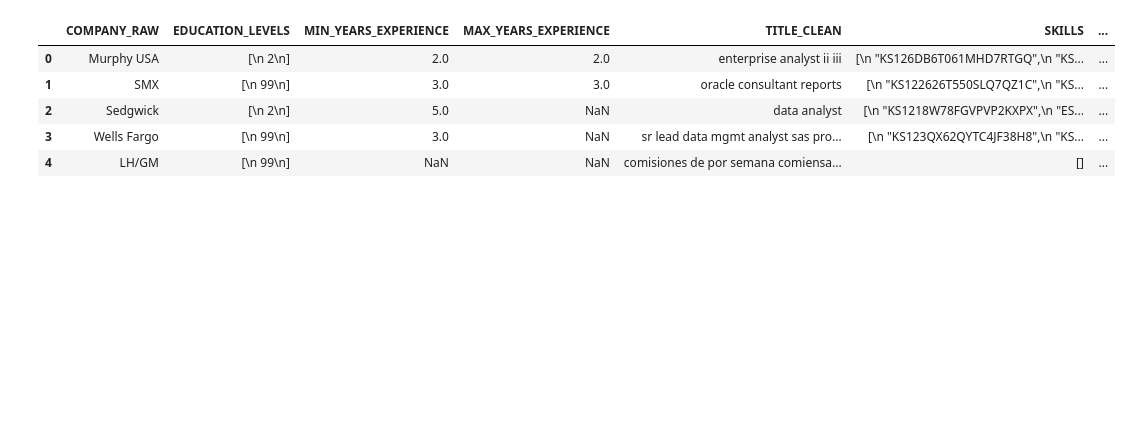
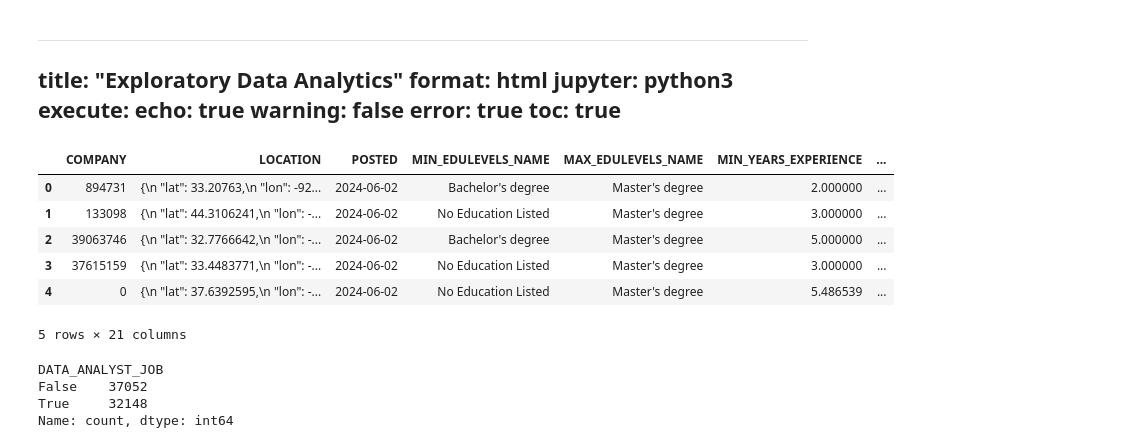
Before and after one commit to pranjul11garg/US.-Data-Science-Analytics-Job-Market-Trends, a Jupyter notebook: eda.ipynb, the cells around one changed output. Drawn from its saved outputs; the diff is of its cells as text; code cells hidden in the pictures; blank space fills up the shorter version.

```diff
--- a/eda.ipynb
+++ b/eda.ipynb
@@ -1,12 +1,42 @@
+# %% [markdown]
+---
+title: "Exploratory Data Analytics"
+format: html
+jupyter: python3
+execute:
+  echo: true
+  warning: false
+  error: true
+toc: true
+---
 # %%
 import pandas as pd
 
-eda_data = pd.read_csv('data/eda_data.csv')
-eda_data.head()
+eda = pd.read_csv('data/eda_data.csv')
+eda.head()
 # %% [output]
-|  | COMPANY_RAW | EDUCATION_LEVELS | MIN_YEARS_EXPERIENCE | MAX_YEARS_EXPERIENCE | TITLE_CLEAN | SKILLS | ... |
-| 0 | Murphy USA | [\n 2\n] | 2.0 | 2.0 | enterprise analyst ii iii | [\n "KS126DB6T061MHD7RTGQ",\n "KS... | ... |
-| 1 | SMX | [\n 99\n] | 3.0 | 3.0 | oracle consultant reports | [\n "KS122626T550SLQ7QZ1C",\n "KS... | ... |
-| 2 | Sedgwick | [\n 2\n] | 5.0 | NaN | data analyst | [\n "KS1218W78FGVPVP2KXPX",\n "ES... | ... |
-| 3 | Wells Fargo | [\n 99\n] | 3.0 | NaN | sr lead data mgmt analyst sas pro... | [\n "KS123QX62QYTC4JF38H8",\n "KS... | ... |
-| 4 | LH/GM | [\n 99\n] | NaN | NaN | comisiones de por semana comiensa... | [] | ... |
+|  | COMPANY | LOCATION | POSTED | MIN_EDULEVELS_NAME | MAX_EDULEVELS_NAME | MIN_YEARS_EXPERIENCE | ... |
+| 0 | 894731 | {\n "lat": 33.20763,\n "lon": -92... | 2024-06-02 | Bachelor's degree | Master's degree | 2.000000 | ... |
+| 1 | 133098 | {\n "lat": 44.3106241,\n "lon": -... | 2024-06-02 | No Education Listed | Master's degree | 3.000000 | ... |
+| 2 | 39063746 | {\n "lat": 32.7766642,\n "lon": -... | 2024-06-02 | Bachelor's degree | Master's degree | 5.000000 | ... |
+| 3 | 37615159 | {\n "lat": 33.4483771,\n "lon": -... | 2024-06-02 | No Education Listed | Master's degree | 3.000000 | ... |
+| 4 | 0 | {\n "lat": 37.6392595,\n "lon": -... | 2024-06-02 | No Education Listed | Master's degree | 5.486539 | ... |
+5 rows × 21 columns
+# %%
+# identifying data analyst jobs by keyword searching
+keywords = ['Data Analyst', 'Business Analyst', 'Data Engineering', 'Deep Learning',
+            'Data Science', 'Data Analysis','Data Analytics',  'Market Research Analyst'
+            'LLM', 'Language Model', 'NLP', 'Natural Language Processing',
+            'Computer Vision', 'Business Intelligence Analyst', 'Quantitative Analyst', 'Operations Analyst']
+
+match = lambda col: eda[col].str.contains('|'.join(keywords), case=False, na=False)
+
+eda['DATA_ANALYST_JOB'] = match('TITLE_NAME') \
+             | match('SKILLS_NAME') \
+             | match('SPECIALIZED_SKILLS_NAME')
+eda['DATA_ANALYST_JOB'].value_counts()
+# %% [output]
+DATA_ANALYST_JOB
+False    37052
+True     32148
+Name: count, dtype: int64
```
Also changed, not shown: parts of 1 cell of this notebook.
